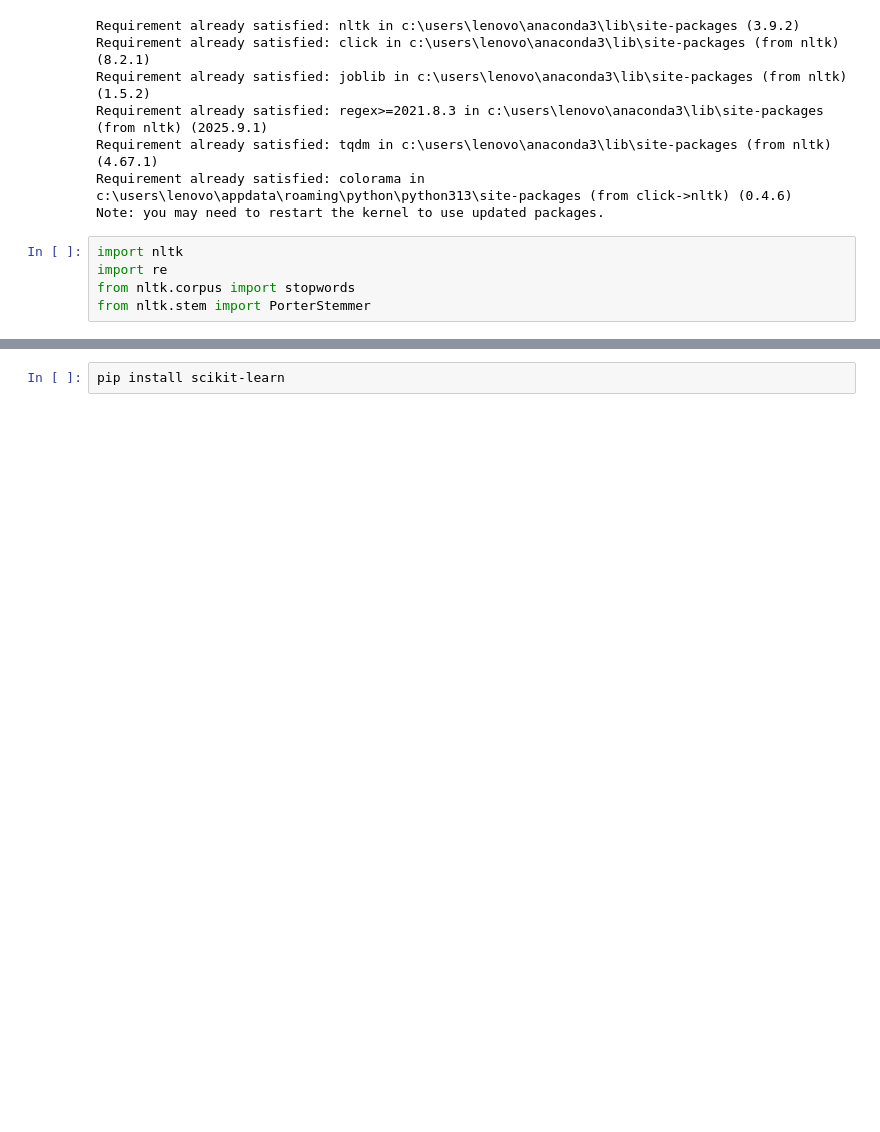
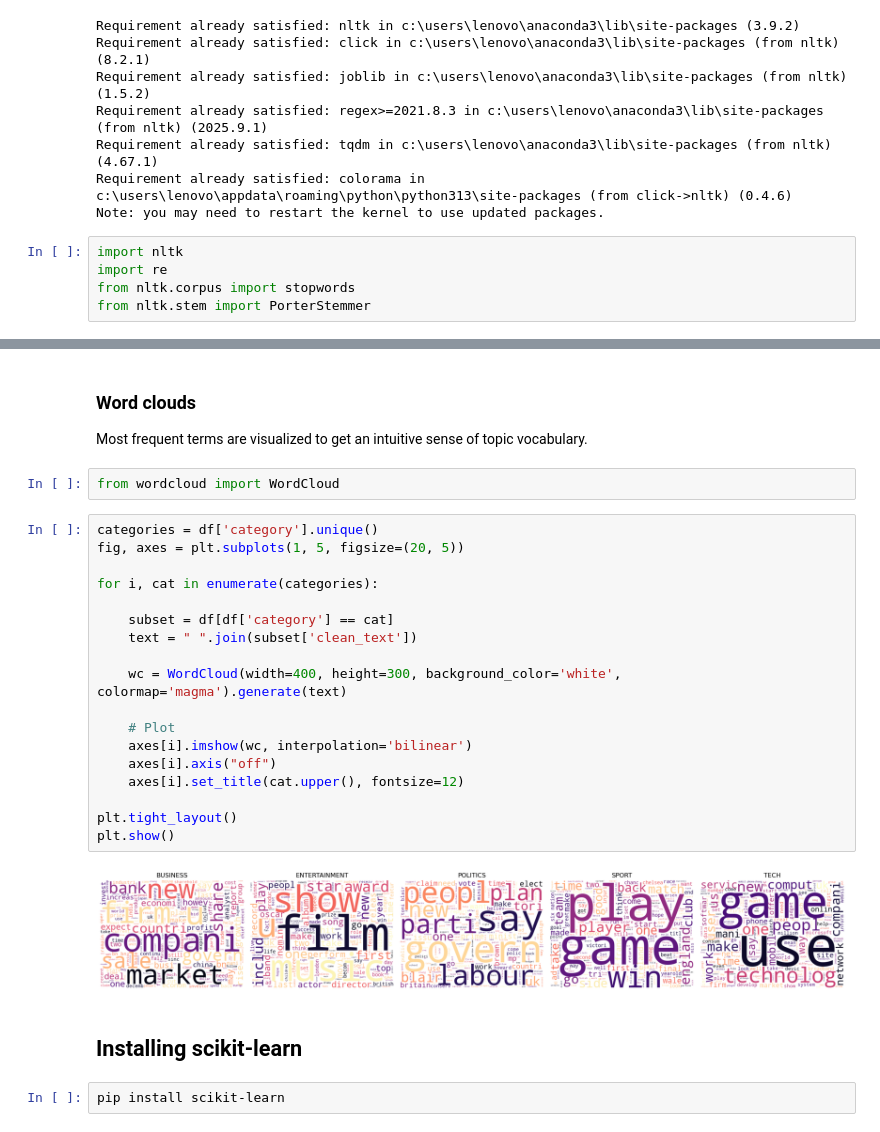
Before and after one commit to AnurupKharel/Applied-Machine-Learning, a Jupyter notebook: 23048644 Anurup Kharel.ipynb, the cells around one changed output, grey strips where cells are left out. Saved outputs shown, nothing was run; the diff lists cells and outputs as text; blank space fills up the shorter version.

```diff
--- a/23048644 Anurup Kharel.ipynb
+++ b/23048644 Anurup Kharel.ipynb
@@ -162,3 +207,30 @@ df
+# %% [markdown]
+### Word clouds
+Most frequent terms are visualized to get an intuitive sense of topic vocabulary.
+# %%
+from wordcloud import WordCloud
+# %%
+categories = df['category'].unique()
+fig, axes = plt.subplots(1, 5, figsize=(20, 5))
+
+for i, cat in enumerate(categories):
+
+    subset = df[df['category'] == cat]
+    text = " ".join(subset['clean_text'])
+
+    wc = WordCloud(width=400, height=300, background_color='white', colormap='magma').generate(text)
+
+    # Plot
+    axes[i].imshow(wc, interpolation='bilinear')
+    axes[i].axis("off")
+    axes[i].set_title(cat.upper(), fontsize=12)
+
+plt.tight_layout()
+plt.show()
+# %% [output]
+[figure, added]
+# %% [markdown]
+## Installing scikit-learn
 # %%
 pip install scikit-learn
 # %% [output]
```
Also changed, not shown: parts of 56 cells of this notebook.
